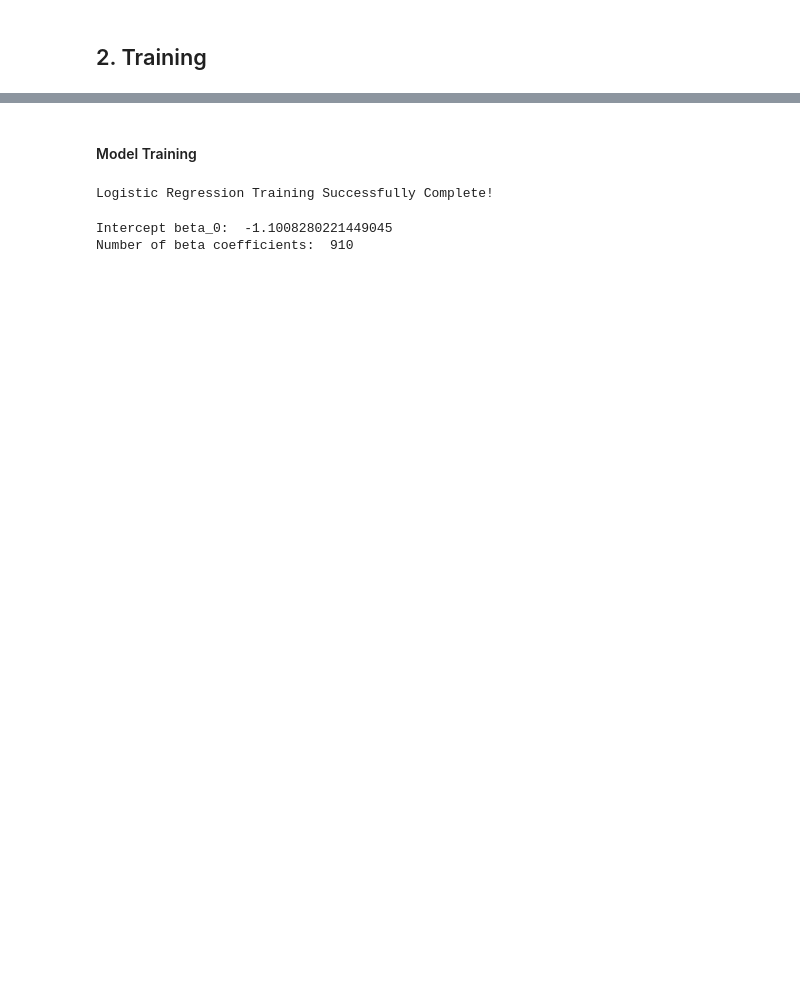
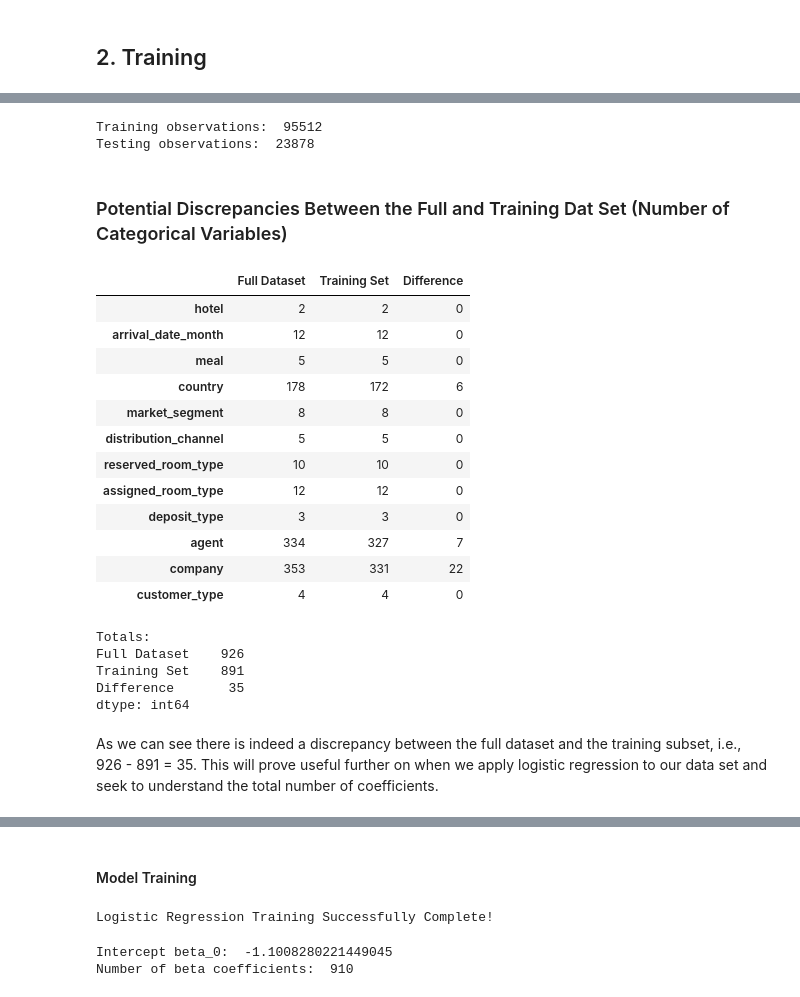
Before and after one commit to MasMits/hotel-cancellation-ml, a Jupyter notebook: notebook/project.ipynb, the cells around one changed output, grey strips where cells are left out. Saved outputs shown, nothing was run; the diff lists cells and outputs as text; code cells hidden in the pictures; blank space fills up the shorter version.

```diff
--- a/notebook/project.ipynb
+++ b/notebook/project.ipynb
@@ -104 +163,62 @@ Categorical features: 12
+# %%
+from sklearn.model_selection import train_test_split
+
+# Reserve 20% of observations for final evaluation.
+# Stratification preserves the target-class proportions
+X_train, X_test, y_train, y_test, = train_test_split(
+    X, y,
+    test_size=0.2, # implies train_size=0.8
+    random_state=72, # seed set to ensure reproduceability
+    stratify=y
+)
+
+
+print("Training observations: ", X_train.shape[0])
+print("Testing observations: ", X_test.shape[0])
+# %% [output]
+Training observations:  95512
+Testing observations:  23878
+# %% [markdown]
+### Potential Discrepancies Between the Full and Training Dat Set (Number of Categorical Variables)
+# %%
+import pandas as pd
+
+# Compare the number of categories in the full dataset with those observed in the training subset.
+categorical_cols = X.select_dtypes(exclude="number").columns
+
+comparison = pd.DataFrame({
+    "Full Dataset": X[categorical_cols].nunique(dropna=False),
+    "Training Set": X_train[categorical_cols].nunique(dropna=False)
+})
+
+comparison["Difference"] = (
+    comparison["Full Dataset"] - comparison["Training Set"]
+)
+
+display(comparison)
+
+# Show the total number of categories in each dataset.
+print("\nTotals:")
+print(comparison.sum())
+# %% [output]
+|  | Full Dataset | Training Set | Difference |
+| hotel | 2 | 2 | 0 |
+| arrival_date_month | 12 | 12 | 0 |
+| meal | 5 | 5 | 0 |
+| country | 178 | 172 | 6 |
+| market_segment | 8 | 8 | 0 |
+| distribution_channel | 5 | 5 | 0 |
+| reserved_room_type | 10 | 10 | 0 |
+| assigned_room_type | 12 | 12 | 0 |
+| deposit_type | 3 | 3 | 0 |
+| agent | 334 | 327 | 7 |
+| company | 353 | 331 | 22 |
+| customer_type | 4 | 4 | 0 |
+Totals:
+Full Dataset    926
+Training Set    891
+Difference       35
+dtype: int64
+# %% [markdown]
+As we can see there is indeed a discrepancy between the full dataset and the training subset, i.e., 926 - 891 = 35. This will prove useful further on when we apply logistic regression to our data set and seek to understand the total number of coefficients.
 # %% [markdown]
```
Also changed, not shown: parts of 27 cells of this notebook.
